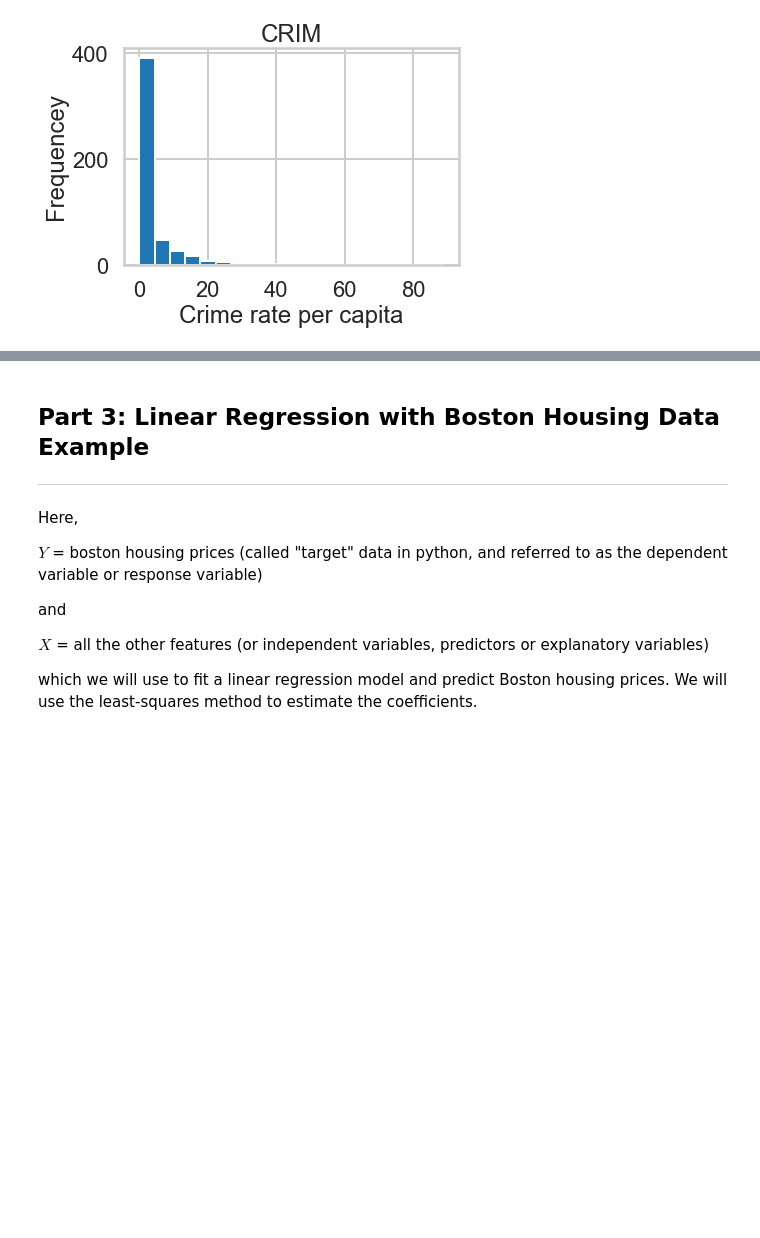
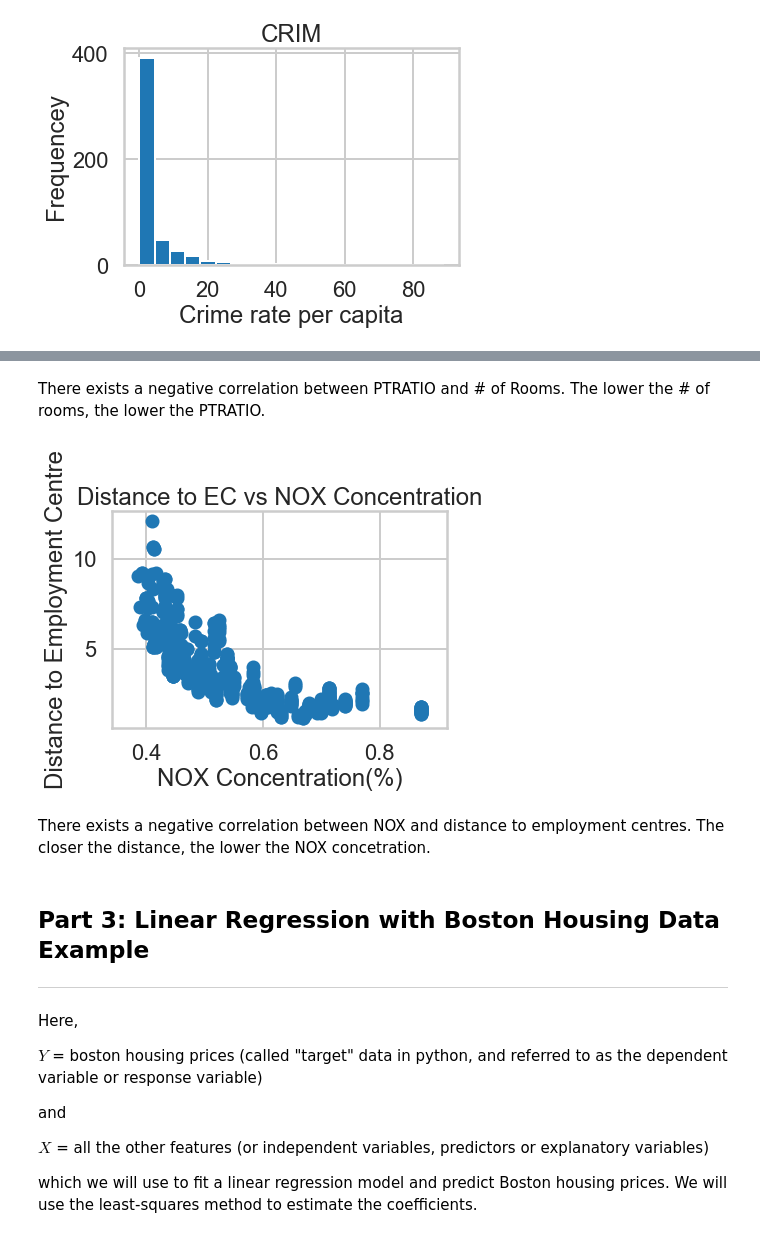
Before and after one commit to y-fawzy/Springboard_Projects, a Jupyter notebook: linear_regression/Mini_Project_Linear_Regression.ipynb, the cells around one changed output, grey strips where cells are left out. Drawn from its saved outputs; the diff is of its cells as text; code cells hidden in the pictures; blank space fills up the shorter version.

```diff
--- a/linear_regression/Mini_Project_Linear_Regression.ipynb
+++ b/linear_regression/Mini_Project_Linear_Regression.ipynb
@@ -382,3 +384,14 @@ plt.hist(bos.PTRATIO);
+# %% [markdown]
+There exists a negative correlation between PTRATIO and # of Rooms. The lower the # of rooms, the lower the PTRATIO.
+# %%
+plt.scatter(bos.NOX,bos.DIS)
+plt.title("Distance to EC vs NOX Concentration")
+plt.xlabel("NOX Concentration(%)")
+plt.ylabel("Distance to Employment Centre");
+# %% [output]
+[figure, added]
+# %% [markdown]
+There exists a negative correlation between NOX and distance to employment centres. The closer the distance, the lower the NOX concetration.
 # %% [markdown]
 ## Part 3: Linear Regression with Boston Housing Data Example
 ***
```
Also changed, not shown: parts of 12 cells of this notebook, 1 other file.
